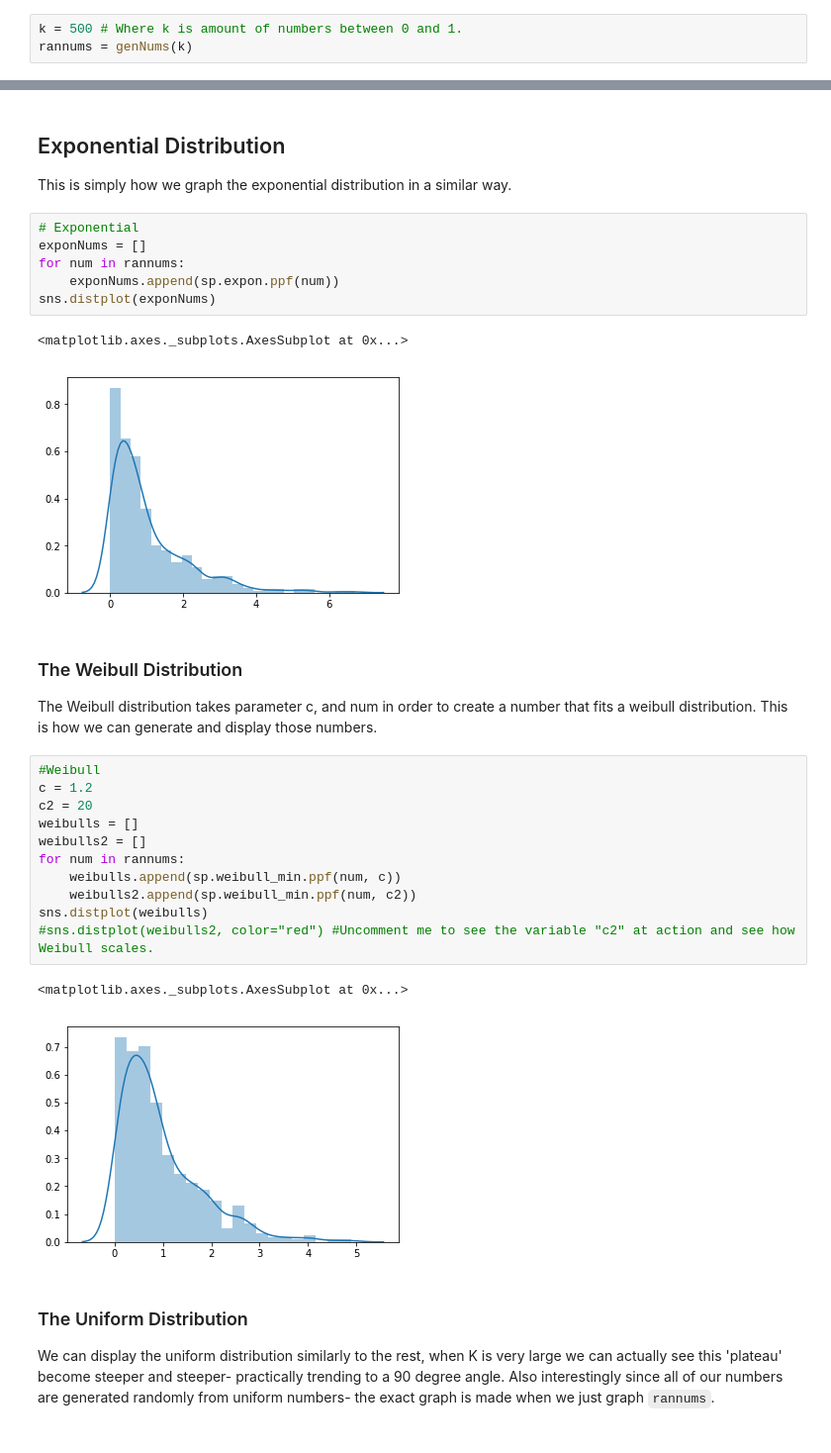
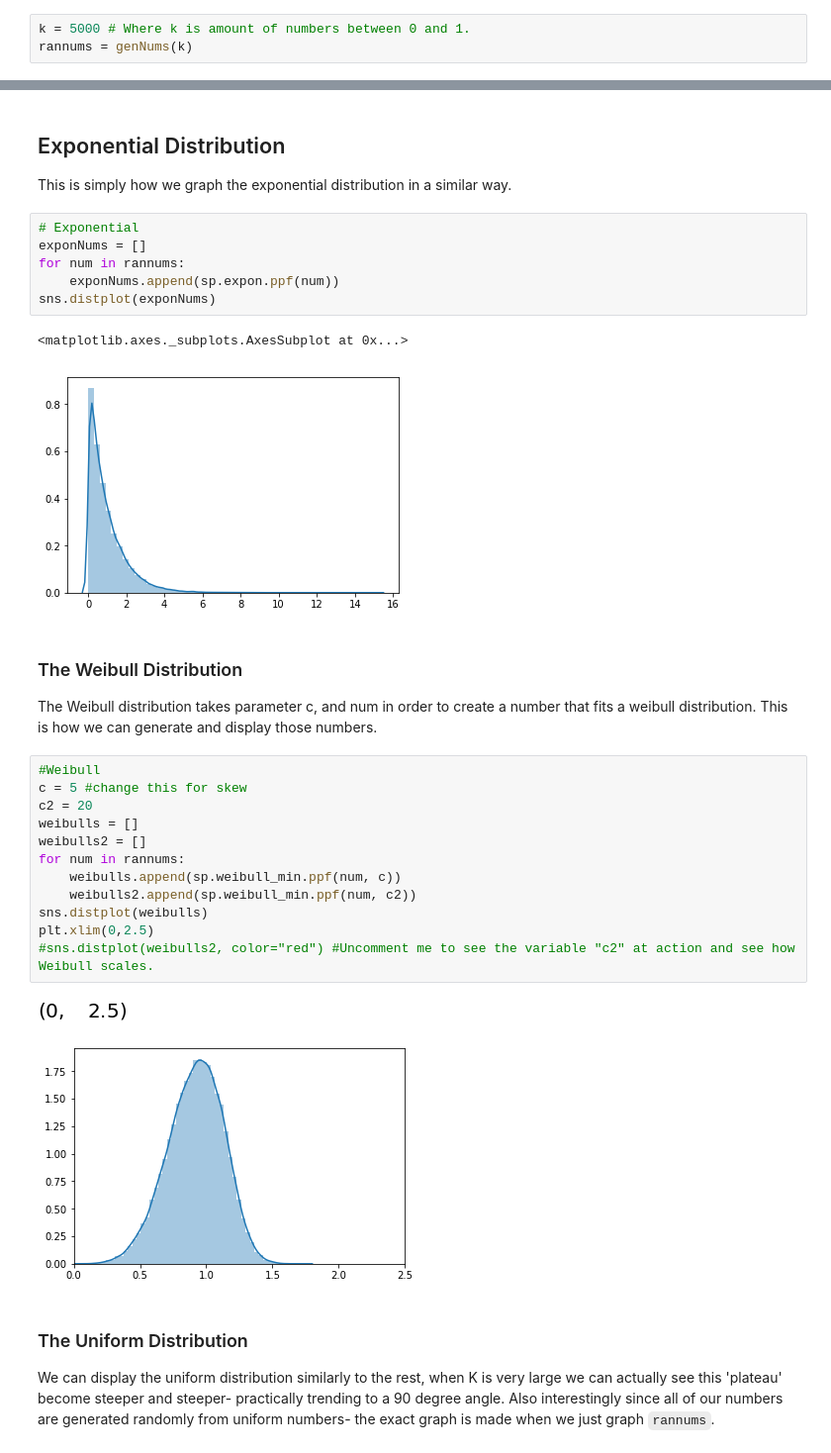
Before and after one commit to ddeniro/ECEproject, a Jupyter notebook: project.ipynb, the cells around one changed output, grey strips where cells are left out. Shown at 99% size. Cells and saved outputs as stored; diff of their text form.

```diff
--- a/project.ipynb
+++ b/project.ipynb
@@ -37,7 +45,7 @@ def genNums(n):
 
 #print(genNums(20)) # Uncomment this code to see this function in action.
 # %%
-k = 500 # Where k is amount of numbers between 0 and 1.
+k = 5000 # Where k is amount of numbers between 0 and 1.
 rannums = genNums(k)
 # %% [markdown]
 ## Using random numbers to generate numbers in a distribution
@@ -70,25 +80,26 @@ for num in rannums:
 sns.distplot(exponNums)
 # %% [output]
 <matplotlib.axes._subplots.AxesSubplot at 0x...>
-[figure, old version]
+[figure, new version]
 # %% [markdown]
 ### The Weibull Distribution
 The Weibull distribution takes parameter c, and num in order to create a number that fits a weibull distribution.
 This is how we can generate and display those numbers.
 # %%
 #Weibull
-c = 1.2
+c = 5 #change this for skew
 c2 = 20
 weibulls = []
 weibulls2 = []
 for num in rannums:
     weibulls.append(sp.weibull_min.ppf(num, c))
     weibulls2.append(sp.weibull_min.ppf(num, c2))
 sns.distplot(weibulls)
+plt.xlim(0,2.5)
 #sns.distplot(weibulls2, color="red") #Uncomment me to see the variable "c2" at action and see how Weibull scales.
 # %% [output]
-<matplotlib.axes._subplots.AxesSubplot at 0x...>
-[figure, old version]
+[figure, new version]
+[figure, added]
 # %% [markdown]
 ### The Uniform Distribution
 
```
Also changed, not shown: parts of 16 cells of this notebook.
